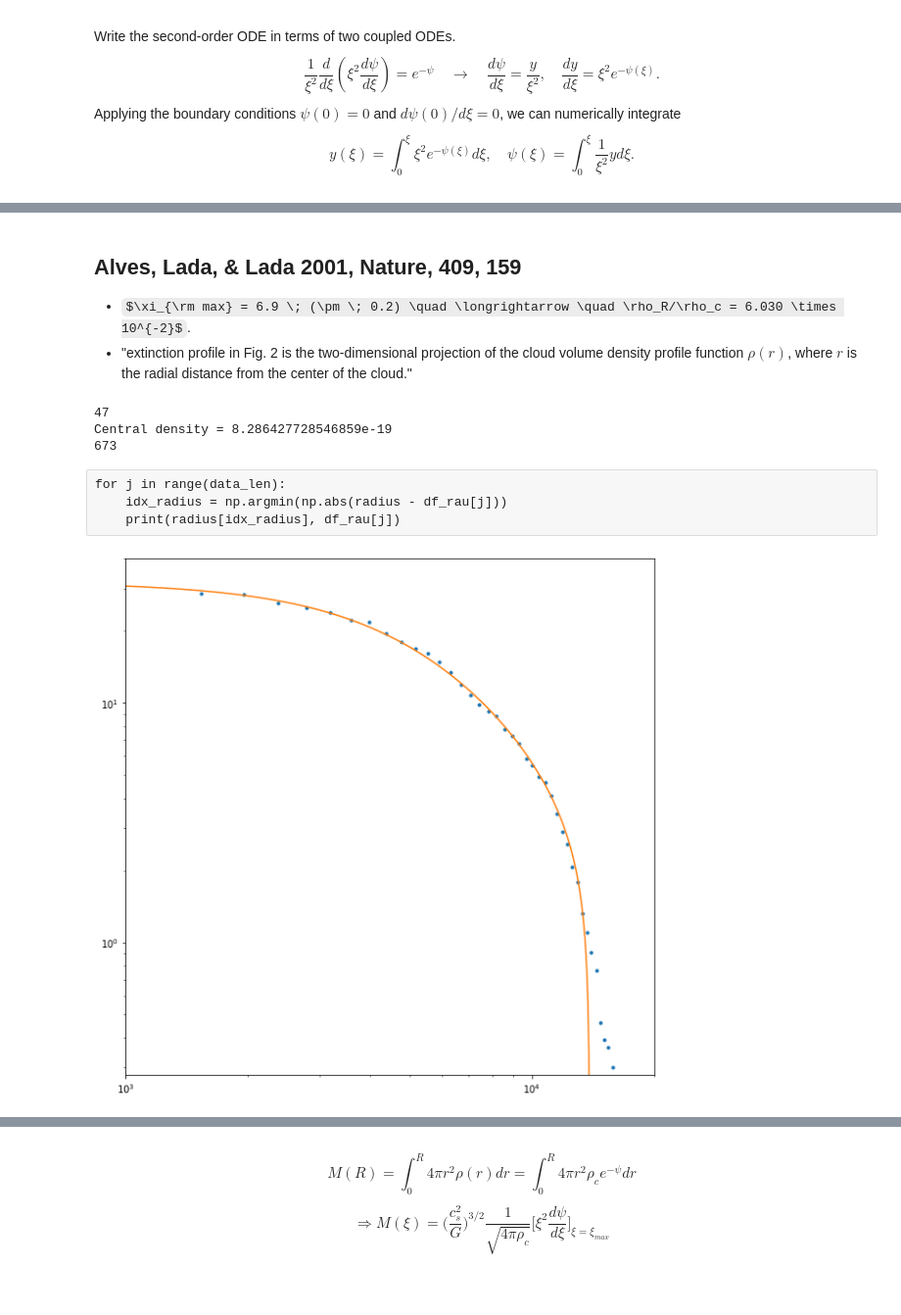
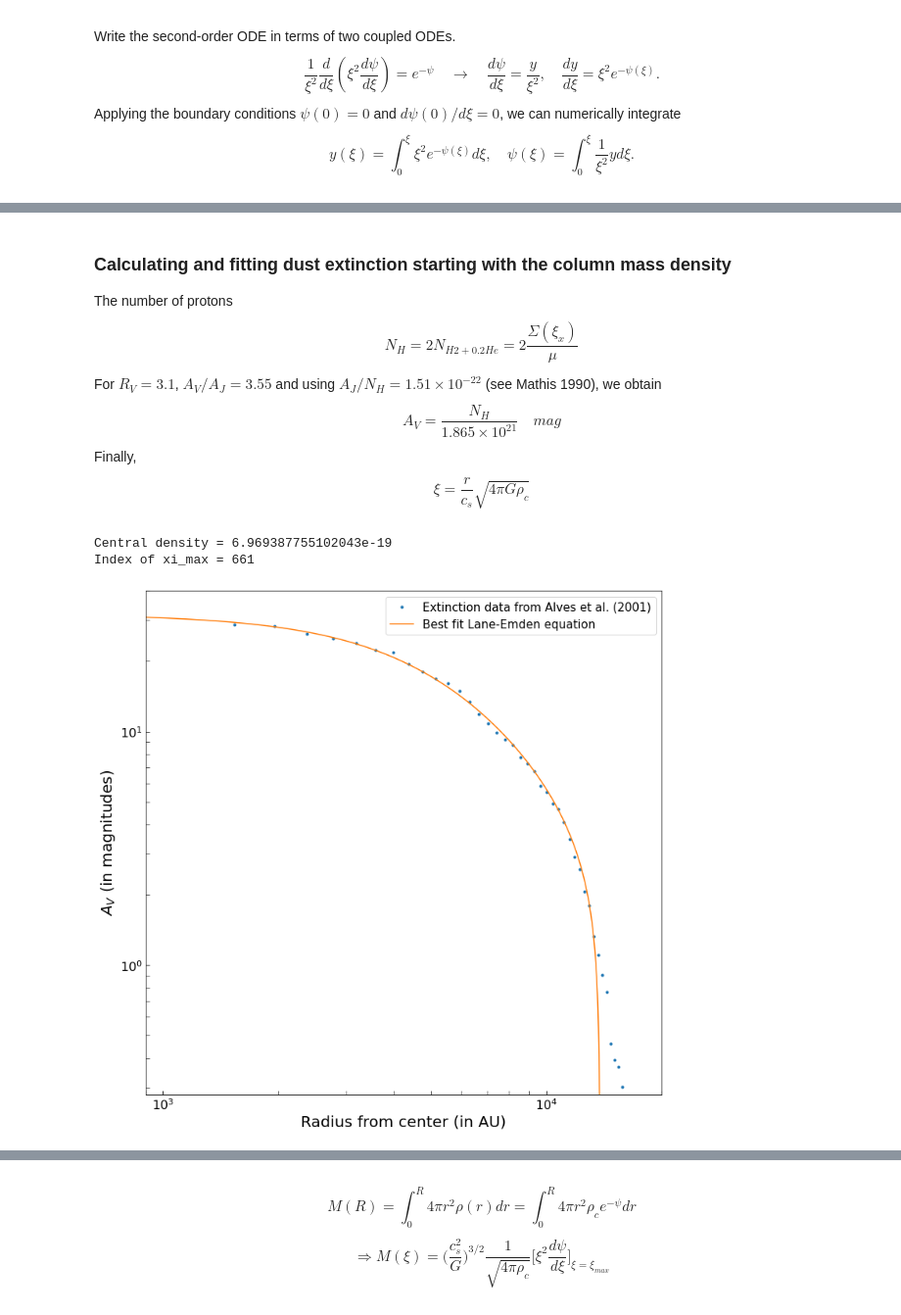
Before and after one commit to nina-af/class_jpy_notebooks, a Jupyter notebook: ism_midterm.ipynb, the cells around one changed output, grey strips where cells are left out. Shown at 98% size. Cells and saved outputs as stored; diff of their text form; code cells hidden in the pictures; some formulas as TeX source.

```diff
--- a/ism_midterm.ipynb
+++ b/ism_midterm.ipynb
@@ -84,9 +77,12 @@ for i in range(N):
 temp = 16. # Kelvin
 distance = 125. * 3.086e18 # cm
 k_B = 1.3807e-16 # cm^2 g s^-2 K^-1
-m_H2 = 2.016/6.022e23 # g
-cs = np.sqrt(k_B * temp / m_H2) # cm/s
+m_H = 1/6.022e23 # g
+
+# Assuming only molecular hydrogen as sole component of gas
+mu = 2.33 * m_H # g
+cs = np.sqrt(k_B * temp / mu) # cm/s
 G = 6.67e-8 #cm^3 g^-1 s^-2
 
-print("cs = {0:.3e}".format(cs))
+print("cs = {0:.3e} cm/s".format(cs))
 # %% [output]
@@ -99,54 +90,58 @@ colden_center[idx_xi_max] / m_H2
-# %% [markdown]
-## Alves, Lada, & Lada 2001, Nature, 409, 159
-* $\xi_{\rm max} = 6.9 \; (\pm \; 0.2) \quad \longrightarrow \quad \rho_R/\rho_c = 6.030 \times 10^{-2}$.
-* "extinction profile in Fig. 2 is the two-dimensional projection of the cloud volume density profile function $\rho(r)$, where $r$ is the radial distance from the center of the cloud."
+# %% [markdown]
+### Calculating and fitting dust extinction starting with the column mass density
+The number of protons $$ N_H = 2N_{H2+0.2He} = 2\frac{\Sigma(\xi_x)}{\mu} $$
+For $R_V = 3.1$, $A_V / A_J = 3.55$ and using $A_J / N_H = 1.51 \times 10^{-22}$ (see Mathis 1990), we obtain
+$$ A_V = \frac{N_H}{1.865\times10^{21}} \quad mag$$
+Finally, $$ \xi = \frac{r}{c_s} \sqrt{4\pi G \rho_c} $$
 # %%
+coeff = 1.865e21 #protons cm^-2 mag^-1
+
 rhoc_vary = 50
-rms_error = np.zeros((rhoc_vary, N))
-coeff = 2.52e21 #protons cm^-2 mag^-1
+rho_c = np.linspace(1e-20,1e-18,rhoc_vary)
 
-# rhoc_base = 1e-17#5e-19#2.090e5*m_H2/2
-# drhoc = 5e-21
-# rho_c = [rhoc_base+i*drhoc for i in range(rhoc_vary)]
-
-rho_c = np.logspace(-20,-18,rhoc_vary)
+rad_error = np.zeros((rhoc_vary, N))
+vis_error = np.zeros((rhoc_vary, N))
 
 for h in range(rhoc_vary):
     radius = np.asarray(xi_sol) * cs * np.sqrt(1 / (4.*np.pi*G*rho_c[h])) * 6.68e-14 # AU
-    # colnumden is the dimension-ful column number density of H-atoms or protons
-    colnumden = colden[:,:] * 2 * cs * np.sqrt(rho_c[h]/(4*np.pi*G)) * 2 / m_H2
+    # colnumden is the dimension-ful column number density of H-atoms
+    colnumden = colden[:,:] * 2 * cs * np.sqrt(rho_c[h]/(4*np.pi*G)) * 2 / mu
     vis = colnumden / coeff
     for i in range(N):
-        error = 0
+        error1 = 0
+        error2 = 0
         for j in range(df_len):
             idx_radius = np.argmin(np.abs(radius - df_rau[j]))
+            error1 += np.power(radius[idx_radius] - df_rau[j], 2)
             sim_vis = vis[i,idx_radius]
-            error += np.power(df_extinction[j] - sim_vis, 2)
-        rms_error[h,i] = np.sqrt(error)
-idx_xi_close = np.unravel_index(rms_error.argmin(), rms_error.shape)
-print(idx_xi_close[0])
+            error2 += np.power(df_extinction[j] - sim_vis, 2)
+        rad_error[h,i] = np.sqrt(error1/df_len)
+        vis_error[h,i] = np.sqrt(error2/df_len)
+idx_xi_close = np.unravel_index(vis_error.argmin(), vis_error.shape)
+
 rho_center = rho_c[idx_xi_close[0]]
 print("Central density = {}".format(rho_center))
 idx_xi = idx_xi_close[1]
-print(idx_xi)
+print("Index of xi_max = {}".format(idx_xi))
 # %% [output]
-47
-Central density = 8.286427728546859e-19
-673
+Central density = 6.969387755102043e-19
+Index of xi_max = 661
-# %% [raw]
-for j in range(data_len):
-    idx_radius = np.argmin(np.abs(radius - df_rau[j]))
-    print(radius[idx_radius], df_rau[j])
 # %%
 radius_final = np.asarray(xi_sol) * cs / np.sqrt(4.*np.pi*G*rho_center) * 6.68e-14 # AU
-vis_final = colden * 2*cs * np.sqrt(rho_center/(4*np.pi*G)) * 2 / (m_H2 * coeff)
-plt.figure(figsize=(10,10))
-plt.plot(df_rau, df_extinction, '.')
-plt.xlim([1e3,2e4])
+vis_final = colden * 2*cs * np.sqrt(rho_center/(4*np.pi*G)) * 2/ (mu * coeff) # mag
+plt.figure(figsize=(12,12))
+plt.plot(df_rau, df_extinction, '.', label="Extinction data from Alves et al. (2001)")
+plt.plot(radius_final, vis_final[idx_xi,:], label="Best fit Lane-Emden equation")
+plt.xlim([9e2,2e4])
 plt.ylim([0.28,40])
 plt.xscale('log')
 plt.yscale('log')
-plt.plot(radius_final, vis_final[idx_xi,:])
+plt.ylabel(r"$A_V$ (in magnitudes)", fontsize=20)
+plt.xlabel("Radius from center (in AU)", fontsize=20)
+ax = plt.gca()
+ax.tick_params(which='both', length=5, direction='in', labelsize=16)
+plt.legend(fontsize=15)
 plt.show()
+# plt.savefig("midsem_plot.eps")
 # %% [output]
-[figure, old version]
+[figure, new version]
```
Also changed, not shown: parts of 8 cells of this notebook.
